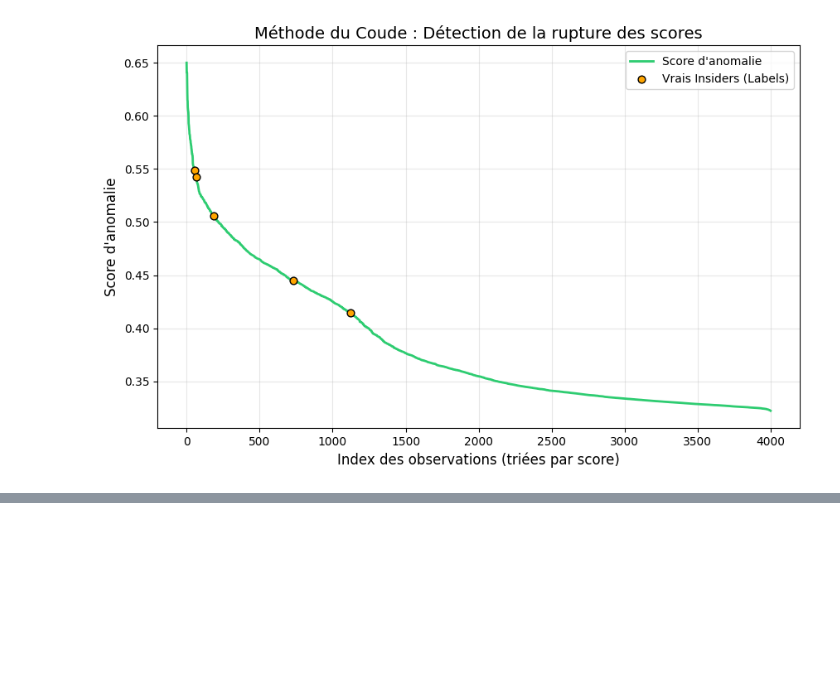
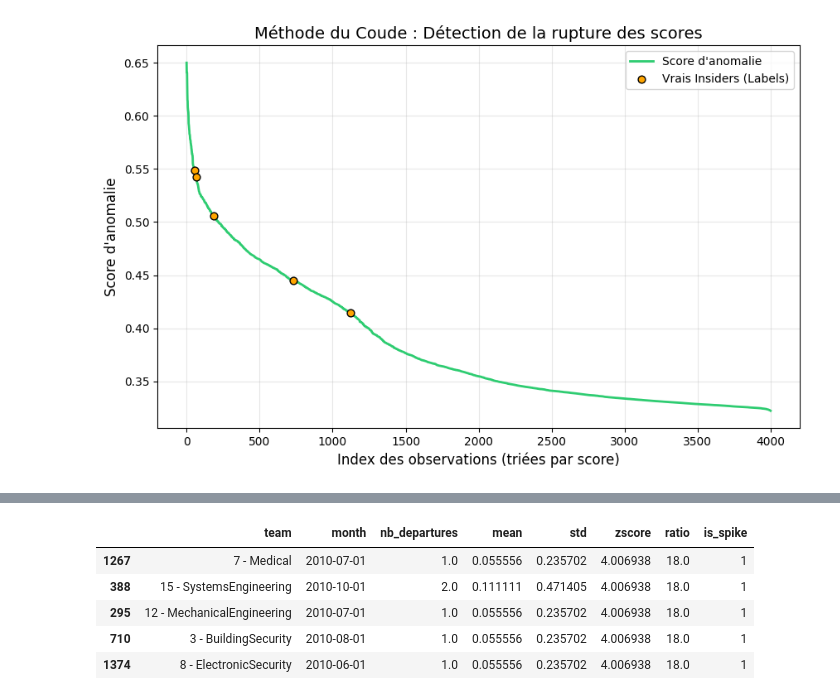
Before and after one commit to SamiKarboubi/CERT-Insider-Threat-Detection, a Jupyter notebook: features_extraction.ipynb, the cells around one changed output, grey strips where cells are left out. Cells and saved outputs as stored; diff of their text form; code cells hidden in the pictures; blank space fills up the shorter version.

```diff
--- a/features_extraction.ipynb
+++ b/features_extraction.ipynb
@@ -1268,0 +1422,10 @@ plt.show()
+# %%
+monthly_dep['is_spike'] = (monthly_dep['zscore'] > 2).astype(int)
+monthly_dep.sort_values('zscore', ascending=False).head()
+# %% [output]
+|  | team | month | nb_departures | mean | std | zscore | ratio | is_spike |
+| 1267 | 7 - Medical | 2010-07-01 | 1.0 | 0.055556 | 0.235702 | 4.006938 | 18.0 | 1 |
+| 388 | 15 - SystemsEngineering | 2010-10-01 | 2.0 | 0.111111 | 0.471405 | 4.006938 | 18.0 | 1 |
+| 295 | 12 - MechanicalEngineering | 2010-07-01 | 1.0 | 0.055556 | 0.235702 | 4.006938 | 18.0 | 1 |
+| 710 | 3 - BuildingSecurity | 2010-08-01 | 1.0 | 0.055556 | 0.235702 | 4.006938 | 18.0 | 1 |
+| 1374 | 8 - ElectronicSecurity | 2010-06-01 | 1.0 | 0.055556 | 0.235702 | 4.006938 | 18.0 | 1 |
```
Also changed, not shown: parts of 10 cells of this notebook.
